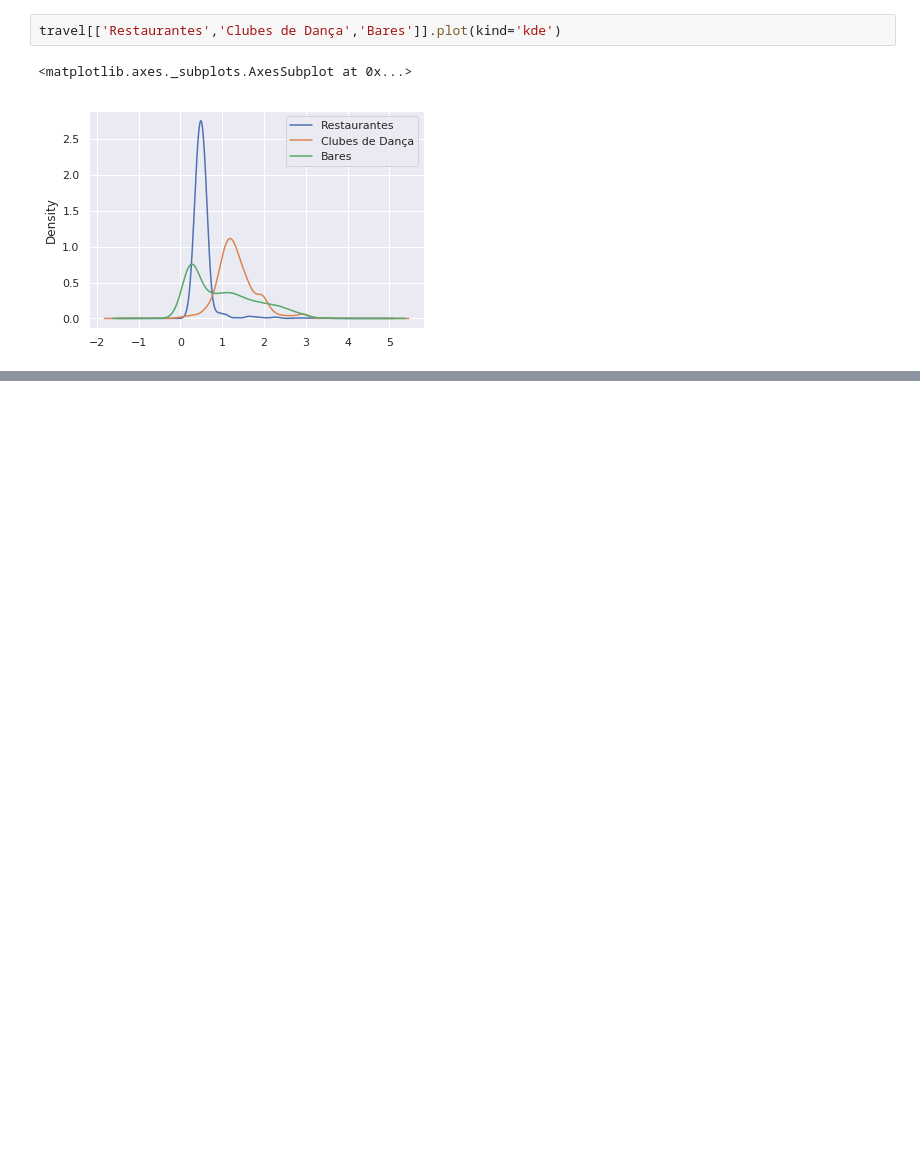
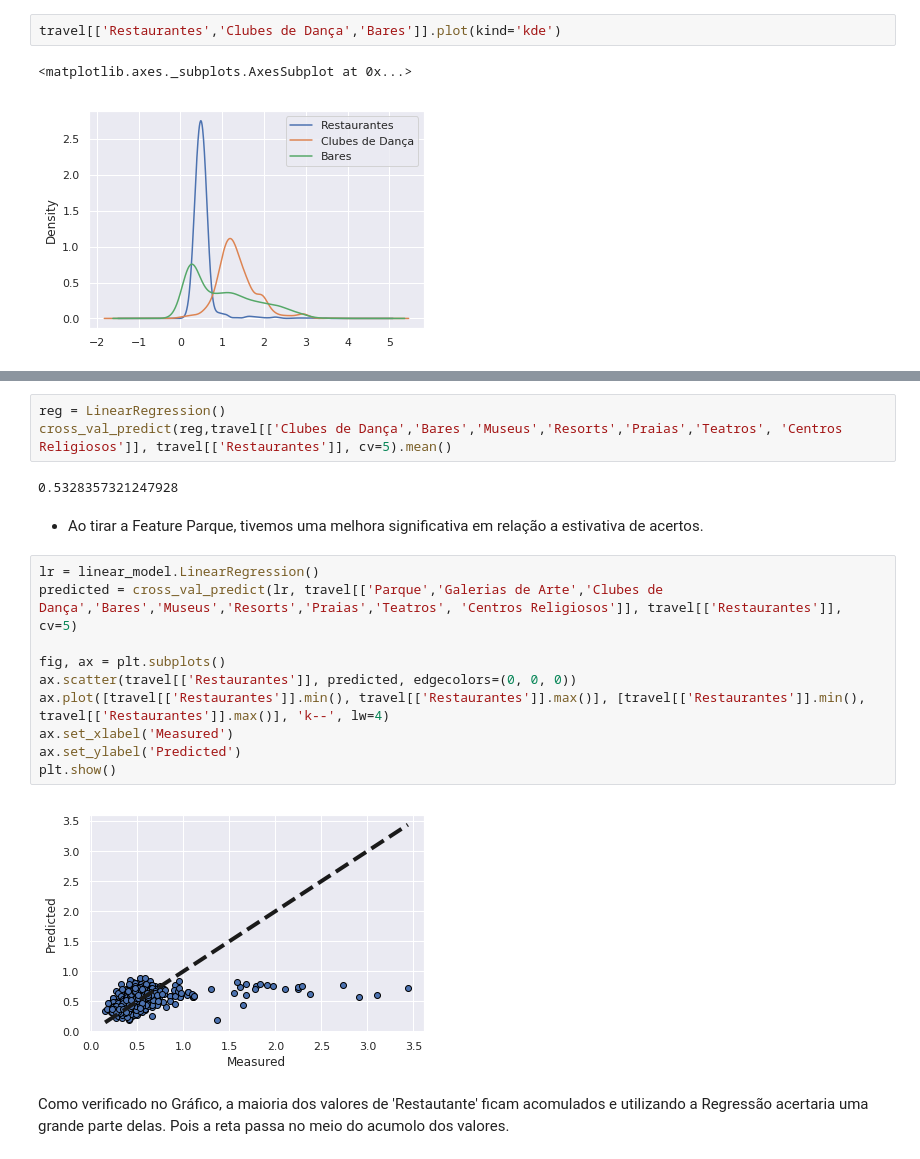
Before and after one commit to oliboni/Machine-Learning, a Jupyter notebook: travel.ipynb, the cells around one changed output, grey strips where cells are left out. Cells and saved outputs as stored; diff of their text form; blank space fills up the shorter version.

```diff
--- a/travel.ipynb
+++ b/travel.ipynb
@@ -105,0 +113,21 @@ ValueError: matplotlib display text must have all code points < 128 or use Unico
+# %%
+reg = LinearRegression()
+cross_val_predict(reg,travel[['Clubes de Dança','Bares','Museus','Resorts','Praias','Teatros', 'Centros Religiosos']], travel[['Restaurantes']], cv=5).mean()
+# %% [output]
+0.5328357321247928
+# %% [markdown]
+- Ao tirar a Feature Parque, tivemos uma melhora significativa em relação a estivativa de acertos.
+# %%
+lr = linear_model.LinearRegression()
+predicted = cross_val_predict(lr, travel[['Parque','Galerias de Arte','Clubes de Dança','Bares','Museus','Resorts','Praias','Teatros', 'Centros Religiosos']], travel[['Restaurantes']], cv=5)
+
+fig, ax = plt.subplots()
+ax.scatter(travel[['Restaurantes']], predicted, edgecolors=(0, 0, 0))
+ax.plot([travel[['Restaurantes']].min(), travel[['Restaurantes']].max()], [travel[['Restaurantes']].min(), travel[['Restaurantes']].max()], 'k--', lw=4)
+ax.set_xlabel('Measured')
+ax.set_ylabel('Predicted')
+plt.show()
+# %% [output]
+[figure, added]
+# %% [markdown]
+Como verificado no Gráfico, a maioria dos valores de 'Restautante' ficam acomulados e utilizando a Regressão acertaria uma grande parte delas. Pois a reta passa no meio do acumolo dos valores.
```
Also changed, not shown: parts of 7 cells of this notebook.
